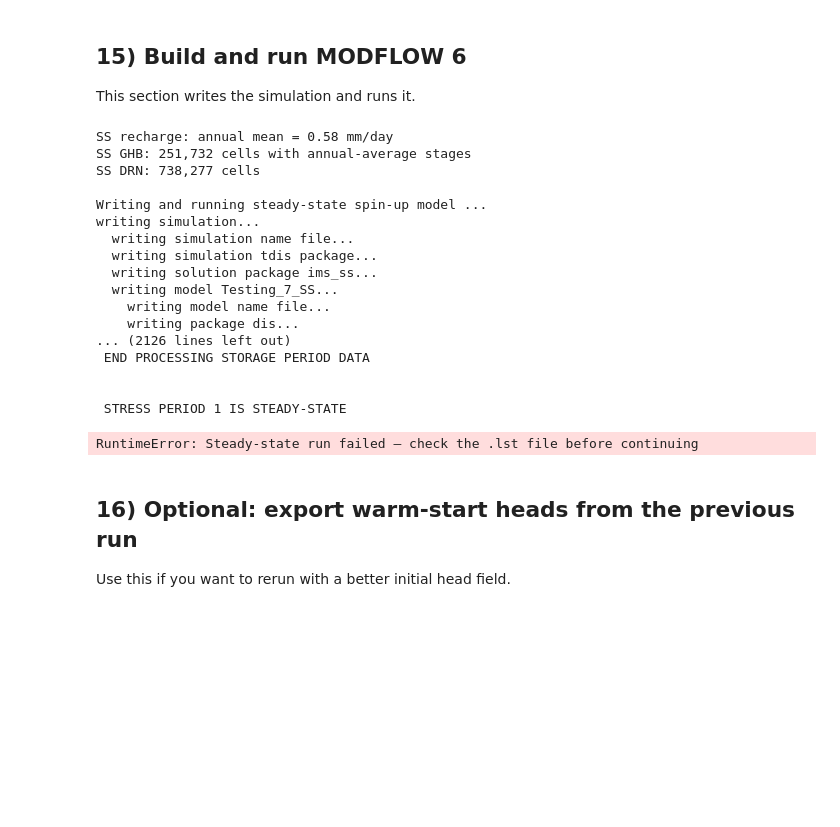
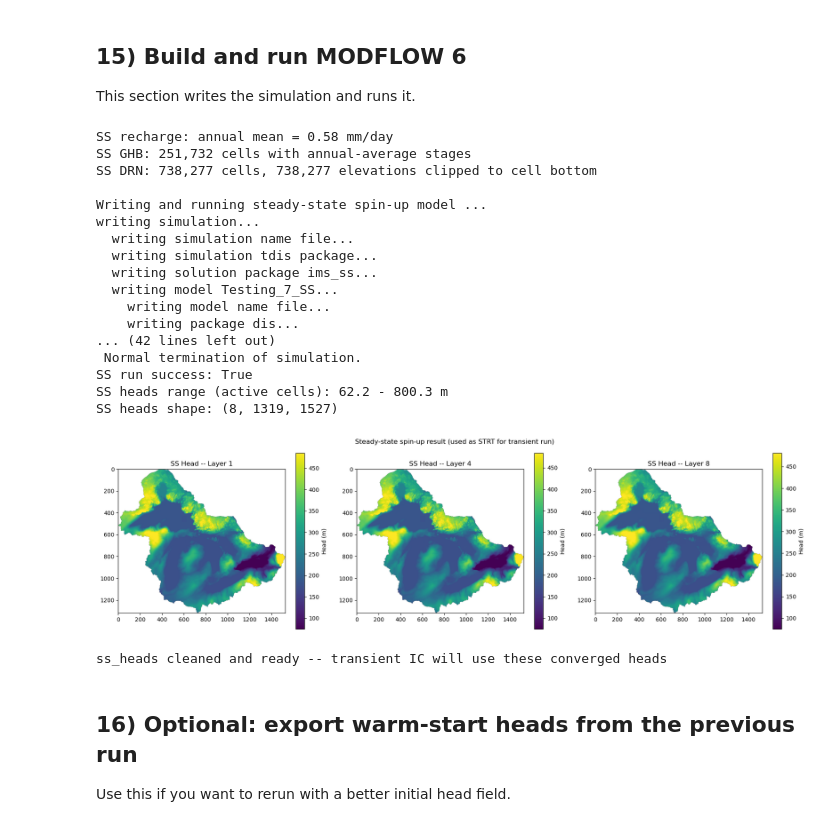
Before and after one commit to saminab/GreatLakesProject, a Jupyter notebook: flopysim/Modeflow6_SImulation.ipynb, the cells around one changed output. Cells and saved outputs as stored; diff of their text form; code cells hidden in the pictures; blank space fills up the shorter version.

```diff
--- a/flopysim/Modeflow6_SImulation.ipynb
+++ b/flopysim/Modeflow6_SImulation.ipynb
@@ -2523,8 +2515,22 @@ flopy.mf6.ModflowGwfnpf(
     save_specific_discharge=True,
 )
 
-# Use existing warm/raw heads as first-guess for the SS solver
-flopy.mf6.ModflowGwfic(gwf_ss, strt=strt)
+# Build a safe starting head for the SS solver.
+# We use strt3d (DEM-derived heads clamped above cell bottoms) rather than
+# the warmstart array which may be zeroed or below cell bottoms from a
+# previous failed run — bad starting heads cause every cell to go dry
+# immediately and the model "converges" to HDRY (1e30) everywhere.
+_strt_ss = strt3d if "strt3d" in globals() else strt
+# Extra safety: clamp each layer's head to be at least MIN_ABOVE_BOT above cell bottom
+_strt_ss = np.where(
+    _strt_ss < botm3d + MIN_ABOVE_BOT,
+    botm3d + MIN_ABOVE_BOT,
+    _strt_ss
+)
+# Also cap at cell top minus TOP_BUFFER to avoid heads above land surface
+_tops_3d = np.broadcast_to(top2d, botm3d.shape).copy()
+_strt_ss = np.minimum(_strt_ss, _tops_3d - TOP_BUFFER)
+flopy.mf6.ModflowGwfic(gwf_ss, strt=_strt_ss)
 
 # Steady state: storage terms are switched off for period 0
 flopy.mf6.ModflowGwfsto(
@@ -2618,48 +2624,59 @@ if not success_ss:
             print("".join(_f.readlines()[-80:]))
 
 # ── Read SS heads → ss_heads (used as STRT in the transient model below) ──────
 if success_ss:
     _ss_hds_path = os.path.join(sim_ws_ss, f"{nameModel_SS}.hds")
     _hds_ss      = bf.HeadFile(_ss_hds_path)
     ss_heads     = _hds_ss.get_data(kstpkper=(0, 0))   # shape: (nlay, nrow, ncol)
 
-    _valid_ss = ss_heads[ss_heads > -1e20]
-    print(f"\nSS heads range: {_valid_ss.min():.1f} – {_valid_ss.max():.1f} m")
+    # Clean ss_heads: replace HDRY (+1e30) with valid starting values
+    # MODFLOW 6 uses +1e30 (not -1e30) for dry/inactive cells.
+    # Replace them with botm3d + MIN_ABOVE_BOT so every active cell
+    # has a valid starting head before the transient run begins.
+    _hdry = (ss_heads >= 1e20) | (~np.isfinite(ss_heads))
+    ss_heads[_hdry] = (botm3d + MIN_ABOVE_BOT)[_hdry]
+    _tops_3d = np.broadcast_to(top2d, botm3d.shape).copy()
+    ss_heads = np.minimum(ss_heads, _tops_3d - TOP_BUFFER)
+
+    _valid_ss = ss_heads[idomain > 0]
+    print(f"SS heads range (active cells): {_valid_ss.min():.1f} - {_valid_ss.max():.1f} m")
     print(f"SS heads shape: {ss_heads.shape}")
 
-    # Verification map: layers 1, 4, 8
+    # Verification map: layers 1, 4, 8 -- coloured over valid range only
     fig, _axes = plt.subplots(1, 3, figsize=(18, 5))
     for _ax, _lay in zip(_axes, [0, 3, 7]):
         _h = ss_heads[_lay].copy().astype(float)
-        _h[_h < -1e20] = np.nan
-        _im = _ax.imshow(_h, cmap="viridis", origin="upper")
+        _h[idomain[_lay] <= 0] = np.nan
+        _vmin, _vmax = np.nanpercentile(_h, [2, 98])
+        _im = _ax.imshow(_h, cmap="viridis", origin="upper", vmin=_vmin, vmax=_vmax)
         plt.colorbar(_im, ax=_ax, label="Head (m)")
-        _ax.set_title(f"SS Head — Layer {_lay + 1}")
+        _ax.set_title(f"SS Head -- Layer {_lay + 1}")
     plt.suptitle("Steady-state spin-up result (used as STRT for transient run)", fontsize=12)
     plt.tight_layout()
     plt.show()
-    print("\u2705 ss_heads ready \u2014 transient IC will use these converged heads")
+    print("ss_heads cleaned and ready -- transient IC will use these converged heads")
 else:
-    raise RuntimeError("Steady-state run failed \u2014 check the .lst file before continuing")
+    raise RuntimeError("Steady-state run failed -- check the .lst file before continuing")
 # %% [output]
 SS recharge: annual mean = 0.58 mm/day
 SS GHB: 251,732 cells with annual-average stages
-SS DRN: 738,277 cells
+SS DRN: 738,277 cells, 738,277 elevations clipped to cell bottom
 
 Writing and running steady-state spin-up model ...
 writing simulation...
   writing simulation name file...
   writing simulation tdis package...
   writing solution package ims_ss...
   writing model Testing_7_SS...
     writing model name file...
     writing package dis...
-... (2126 lines left out)
- END PROCESSING STORAGE PERIOD DATA
-
-
- STRESS PERIOD 1 IS STEADY-STATE
+... (42 lines left out)
+ Normal termination of simulation.
+SS run success: True
+SS heads range (active cells): 62.2 - 800.3 m
+SS heads shape: (8, 1319, 1527)
+[figure, added]
-RuntimeError: Steady-state run failed — check the .lst file before continuing
+ss_heads cleaned and ready -- transient IC will use these converged heads
 # %%
 # Close possible open handles from earlier tests
 for varname in ["cbc", "hds", "bud", "headfile", "cellbudgetfile", "hdobj", "cbbobj"]:
```
Also changed, not shown: parts of 2 cells of this notebook, 2 other files.
